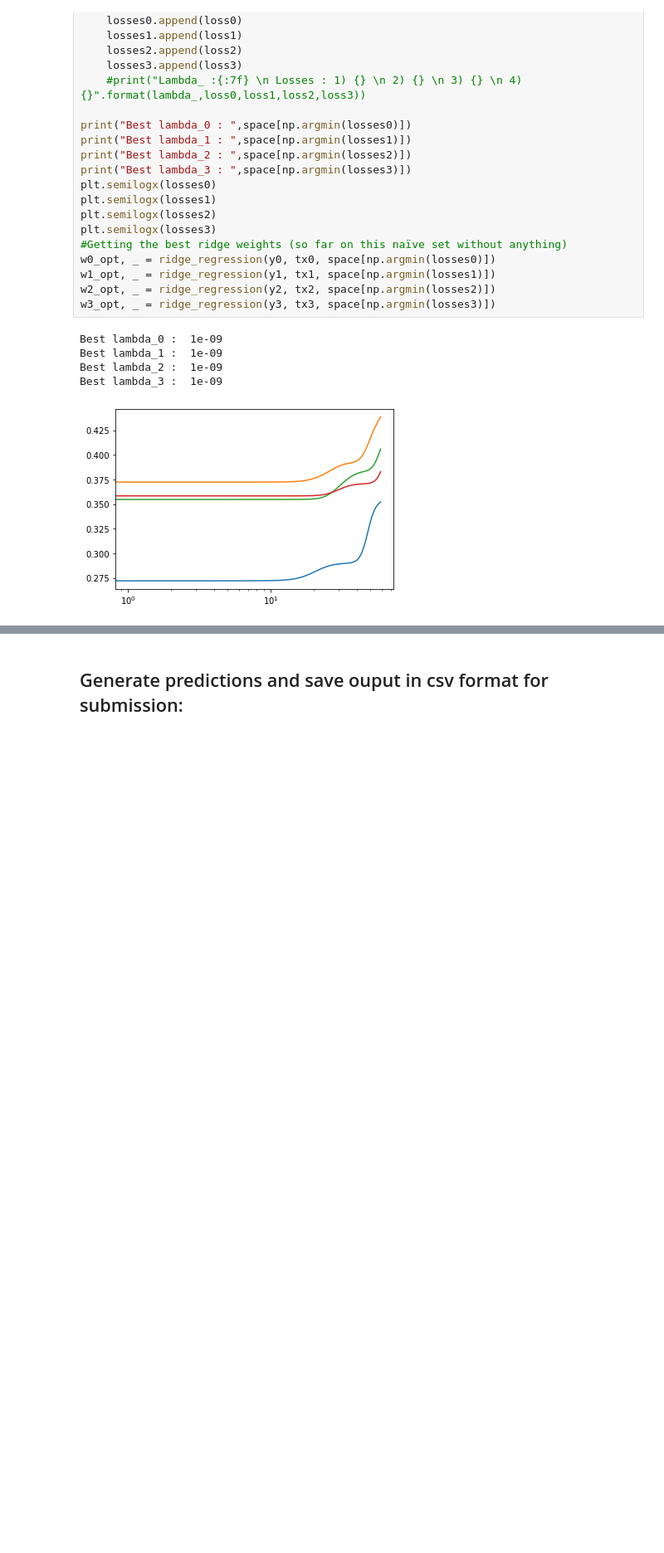
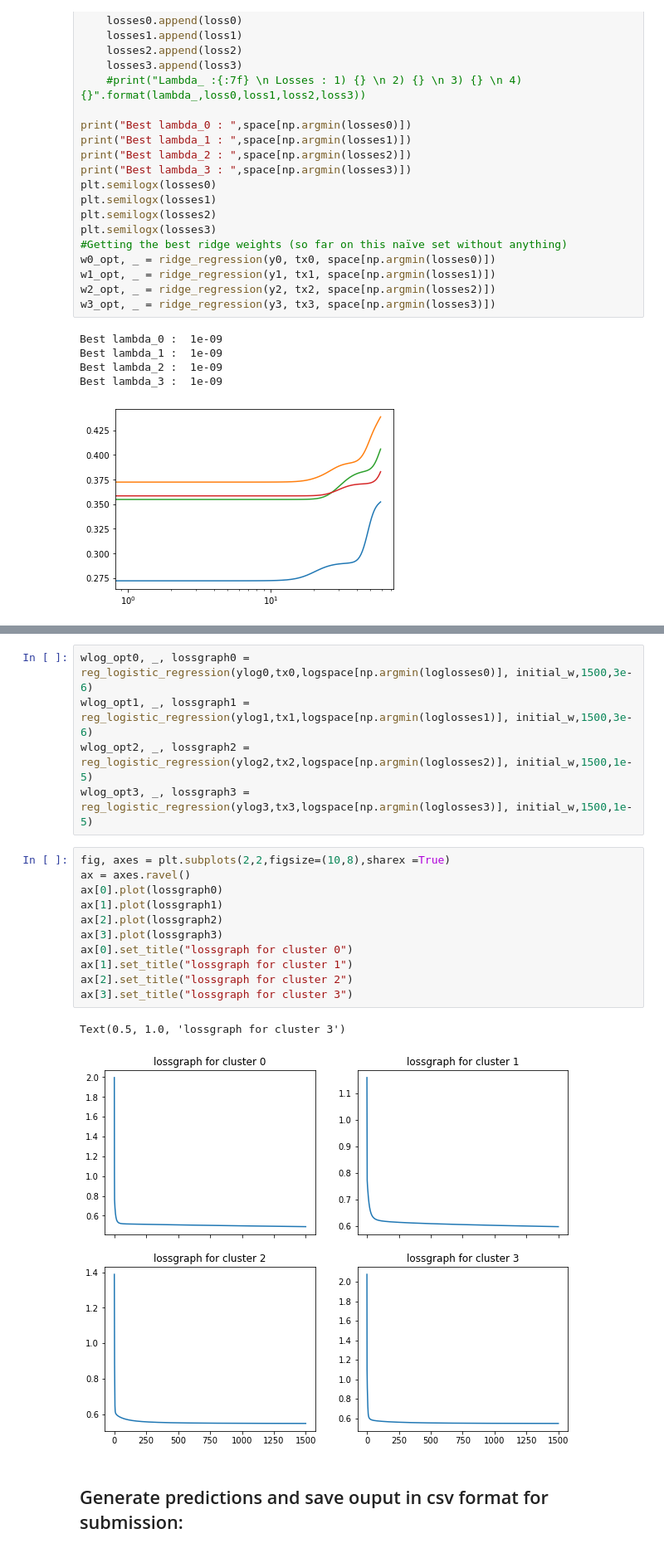
Before and after one commit to richieYT-wan/ML_project1, a Jupyter notebook: scripts/project1_clusteringtest.ipynb, the cells around one changed output, grey strips where cells are left out. Shown at 83% size. Saved outputs shown, nothing was run; the diff lists cells and outputs as text; blank space fills up the shorter version.

```diff
--- a/scripts/project1_clusteringtest.ipynb
+++ b/scripts/project1_clusteringtest.ipynb
@@ -116,2 +111,21 @@ wlog_opt3, _, _ = reg_logistic_regression(ylog3,tx3,logspace[np.argmin(loglosses
+# %%
+wlog_opt0, _, lossgraph0 = reg_logistic_regression(ylog0,tx0,logspace[np.argmin(loglosses0)], initial_w,1500,3e-6)
+wlog_opt1, _, lossgraph1 = reg_logistic_regression(ylog1,tx1,logspace[np.argmin(loglosses1)], initial_w,1500,3e-6)
+wlog_opt2, _, lossgraph2 = reg_logistic_regression(ylog2,tx2,logspace[np.argmin(loglosses2)], initial_w,1500,1e-5)
+wlog_opt3, _, lossgraph3 = reg_logistic_regression(ylog3,tx3,logspace[np.argmin(loglosses3)], initial_w,1500,1e-5)
+# %%
+fig, axes = plt.subplots(2,2,figsize=(10,8),sharex =True)
+ax = axes.ravel()
+ax[0].plot(lossgraph0)
+ax[1].plot(lossgraph1)
+ax[2].plot(lossgraph2)
+ax[3].plot(lossgraph3)
+ax[0].set_title("lossgraph for cluster 0")
+ax[1].set_title("lossgraph for cluster 1")
+ax[2].set_title("lossgraph for cluster 2")
+ax[3].set_title("lossgraph for cluster 3")
+# %% [output]
+Text(0.5, 1.0, 'lossgraph for cluster 3')
+[figure, added]
 # %% [markdown]
 ## Generate predictions and save ouput in csv format for submission:
```
Also changed, not shown: parts of 6 cells of this notebook, 2 other files.
